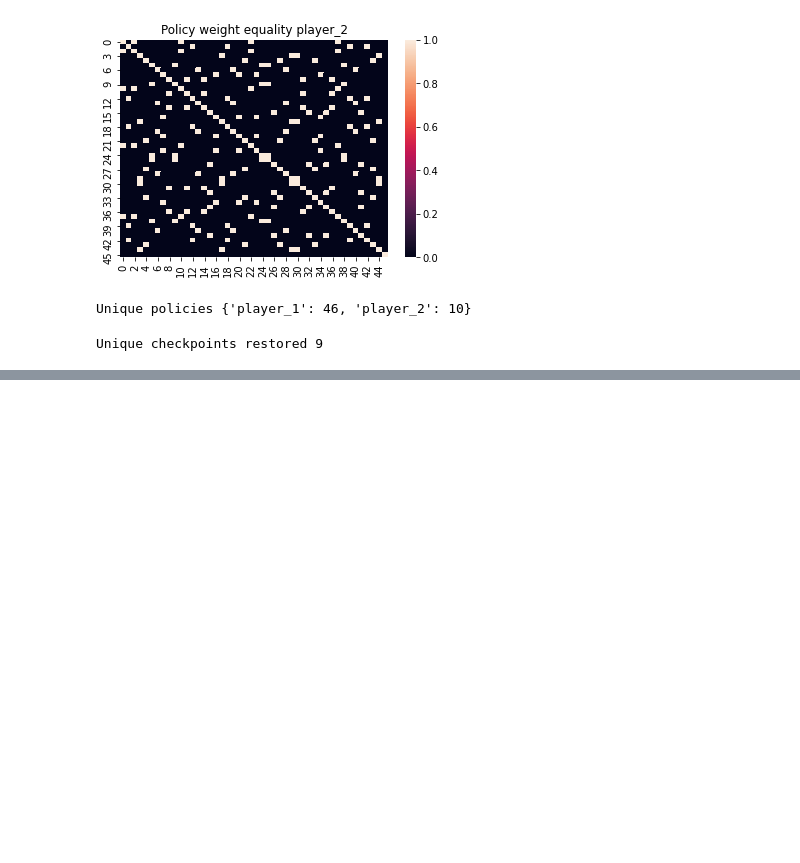
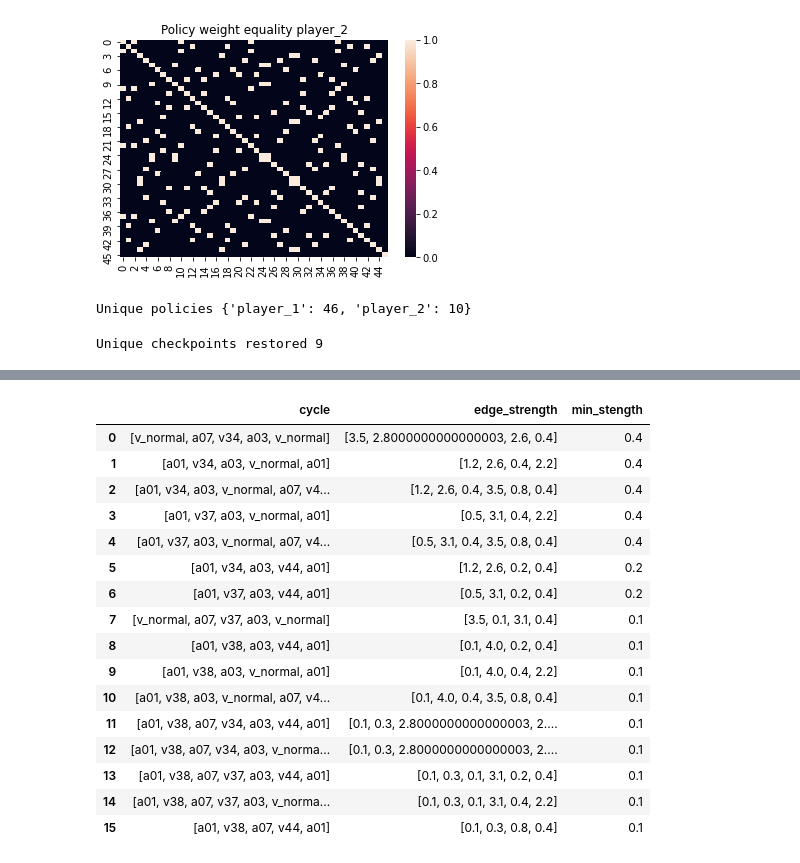
Before and after one commit to HumanCompatibleAI/better-adversarial-defenses, a Jupyter notebook: ap_rllib_experiment_analysis/youshallnotpass_rllib-analysis-eval.ipynb, the cells around one changed output, grey strips where cells are left out. Cells and saved outputs as stored; diff of their text form; code cells hidden in the pictures; blank space fills up the shorter version.

```diff
--- a/ap_rllib_experiment_analysis/youshallnotpass_rllib-analysis-eval.ipynb
+++ b/ap_rllib_experiment_analysis/youshallnotpass_rllib-analysis-eval.ipynb
@@ -453,0 +502,52 @@ Number of edges: 30 out of 30, sparsity 0.00%
+# %%
+import networkx as nx
+import matplotlib.pyplot as plt
+
+# Create Directed Graph
+G=nx.DiGraph()
+
+# Add a list of nodes:
+G.add_nodes_from(allnodes)
+
+# Add a list of edges:
+G.add_edges_from(edges_lst)
+
+def strength_for_cycle(cycle):
+    strengths = []
+#     cycle = cycle + [cycle[0]]
+    for i in range(len(cycle) - 1):
+        v1, v2 = cycle[i:i+2]
+        e_idx = edges_lst.index([v1, v2])
+        strength = edge_strength[e_idx]
+        strengths.append(strength)
+    return strengths
+
+cycles = list(nx.simple_cycles(G))
+cycles = [cycle + [cycle[0]] for cycle in cycles]
+
+#Return a list of cycles described as a list o nodes
+strengths = [strength_for_cycle(cycle) for cycle in cycles]
+min_strength = [min(x) for x in strengths]
+
+data = []
+for idx in np.argsort(min_strength)[::-1]:
+    data.append(dict(cycle=cycles[idx], edge_strength=strengths[idx], min_stength=min_strength[idx]))
+pd.DataFrame(data)
+# %% [output]
+|  | cycle | edge_strength | min_stength |
+| 0 | [v_normal, a07, v34, a03, v_normal] | [3.5, 2.8000000000000003, 2.6, 0.4] | 0.4 |
+| 1 | [a01, v34, a03, v_normal, a01] | [1.2, 2.6, 0.4, 2.2] | 0.4 |
+| 2 | [a01, v34, a03, v_normal, a07, v4... | [1.2, 2.6, 0.4, 3.5, 0.8, 0.4] | 0.4 |
+| 3 | [a01, v37, a03, v_normal, a01] | [0.5, 3.1, 0.4, 2.2] | 0.4 |
+| 4 | [a01, v37, a03, v_normal, a07, v4... | [0.5, 3.1, 0.4, 3.5, 0.8, 0.4] | 0.4 |
+| 5 | [a01, v34, a03, v44, a01] | [1.2, 2.6, 0.2, 0.4] | 0.2 |
+| 6 | [a01, v37, a03, v44, a01] | [0.5, 3.1, 0.2, 0.4] | 0.2 |
+| 7 | [v_normal, a07, v37, a03, v_normal] | [3.5, 0.1, 3.1, 0.4] | 0.1 |
+| 8 | [a01, v38, a03, v44, a01] | [0.1, 4.0, 0.2, 0.4] | 0.1 |
+| 9 | [a01, v38, a03, v_normal, a01] | [0.1, 4.0, 0.4, 2.2] | 0.1 |
+| 10 | [a01, v38, a03, v_normal, a07, v4... | [0.1, 4.0, 0.4, 3.5, 0.8, 0.4] | 0.1 |
+| 11 | [a01, v38, a07, v34, a03, v44, a01] | [0.1, 0.3, 2.8000000000000003, 2.... | 0.1 |
+| 12 | [a01, v38, a07, v34, a03, v_norma... | [0.1, 0.3, 2.8000000000000003, 2.... | 0.1 |
+| 13 | [a01, v38, a07, v37, a03, v44, a01] | [0.1, 0.3, 0.1, 3.1, 0.2, 0.4] | 0.1 |
+| 14 | [a01, v38, a07, v37, a03, v_norma... | [0.1, 0.3, 0.1, 3.1, 0.4, 2.2] | 0.1 |
+| 15 | [a01, v38, a07, v44, a01] | [0.1, 0.3, 0.8, 0.4] | 0.1 |
```
Also changed, not shown: parts of 15 cells of this notebook.
